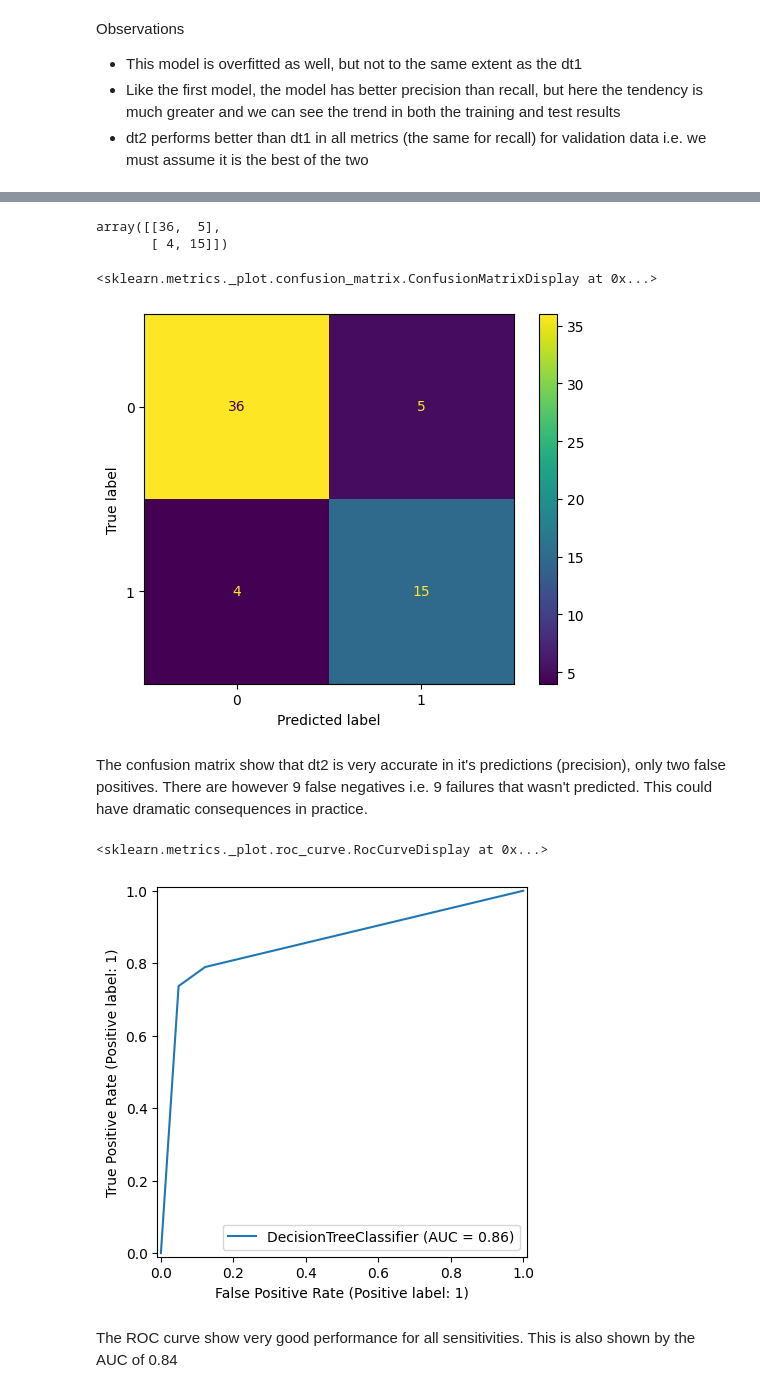
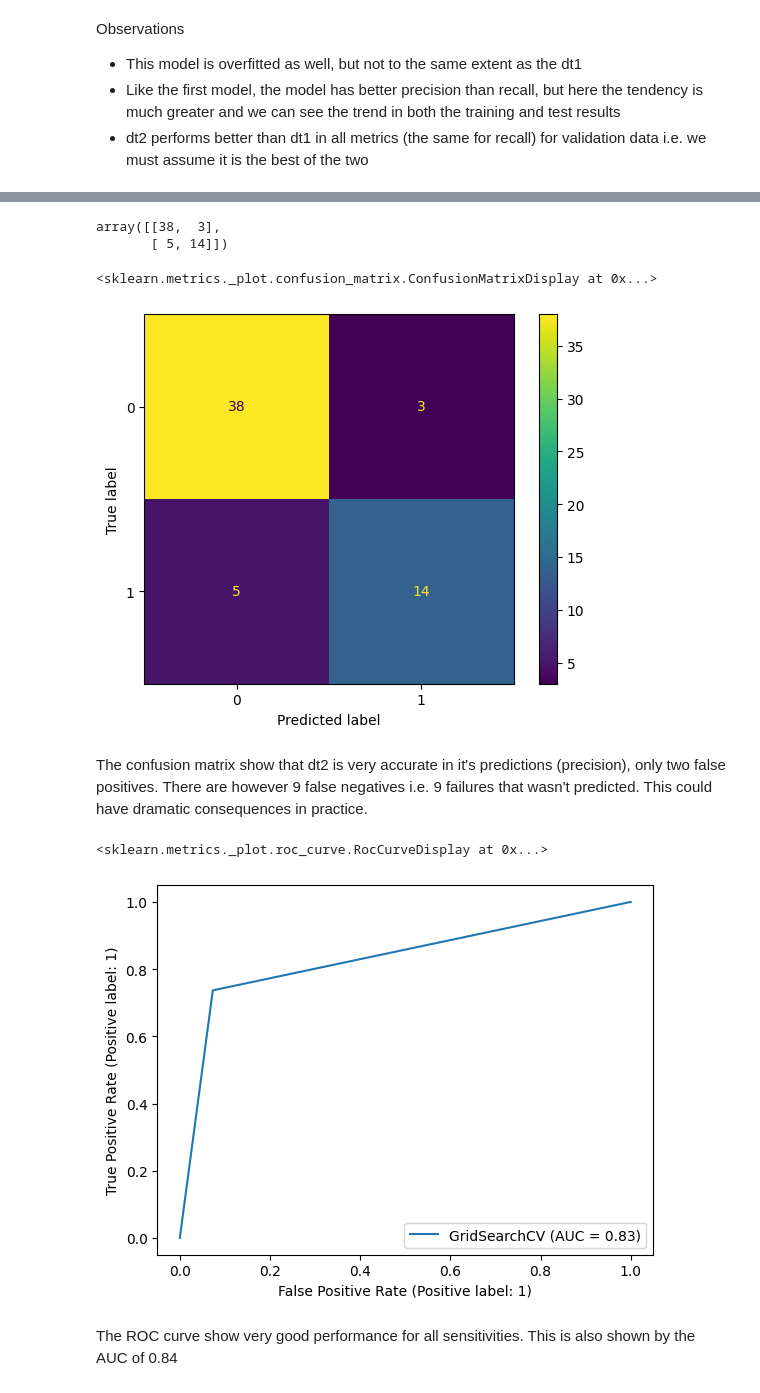
Before and after one commit to lavima/itf31519_2024, a Jupyter notebook: more_supervised_algorithmss/comparing_supportvectormachines_decisiontrees_naivebayes.ipynb, the cells around one changed output, grey strips where cells are left out. Drawn from its saved outputs; the diff is of its cells as text; code cells hidden in the pictures.

```diff
--- a/more_supervised_algorithmss/comparing_supportvectormachines_decisiontrees_naivebayes.ipynb
+++ b/more_supervised_algorithmss/comparing_supportvectormachines_decisiontrees_naivebayes.ipynb
@@ -122,7 +125,8 @@ metrics = ['accuracy', 'precision', 'recall', 'f1', 'roc_auc']
 
 dt_params = {
     'criterion': ['gini', 'entropy'],
-    'max_depth': [5,10]
+    'max_depth': range(1,21)
+    # Needs to be expanded with more parameters
 }
 dt_grid = GridSearchCV(DecisionTreeClassifier(), dt_params, scoring=metrics, refit='f1')
 
@@ -193,28 +165,28 @@ Test ROC AUC: 0.8594351732991015
 # %%
 # Calculate the confusion matrix for the best decision tree model.
 
-confusion_matrix(test_targets, dt2.predict(test_features))
+confusion_matrix(test_targets, dt_grid.predict(test_features))
 # %% [output]
-array([[36,  5],
-       [ 4, 15]])
+array([[38,  3],
+       [ 5, 14]])
 # %%
 # The ConfusionMatrixDisplay class can be used to make confusion matrix plots
 
-ConfusionMatrixDisplay.from_estimator(dt2, test_features, test_targets)
+ConfusionMatrixDisplay.from_estimator(dt_grid, test_features, test_targets)
 # %% [output]
 <sklearn.metrics._plot.confusion_matrix.ConfusionMatrixDisplay at 0x...>
-[figure, old version]
+[figure, new version]
 # %% [markdown]
 The confusion matrix show that dt2 is very accurate in it's predictions (precision), only two false positives. There are however 9 false negatives i.e. 9 failures that wasn't predicted. This could have dramatic consequences in practice.
 # %%
 # Plot the ROC curve for the best decision tree model
 
 # These two statements achieves the same thing
 # RocCurveDisplay.from_predictions(test_targets, dt2.predict_proba(test_features)[:,1])
-RocCurveDisplay.from_estimator(dt2, test_features, test_targets)
+RocCurveDisplay.from_estimator(dt_grid, test_features, test_targets)
 # %% [output]
 <sklearn.metrics._plot.roc_curve.RocCurveDisplay at 0x...>
-[figure, old version]
+[figure, new version]
 # %% [markdown]
 The ROC curve show very good performance for all sensitivities. This is also shown by the AUC of 0.84
 # %%
```
Also changed, not shown: parts of 18 cells of this notebook.
